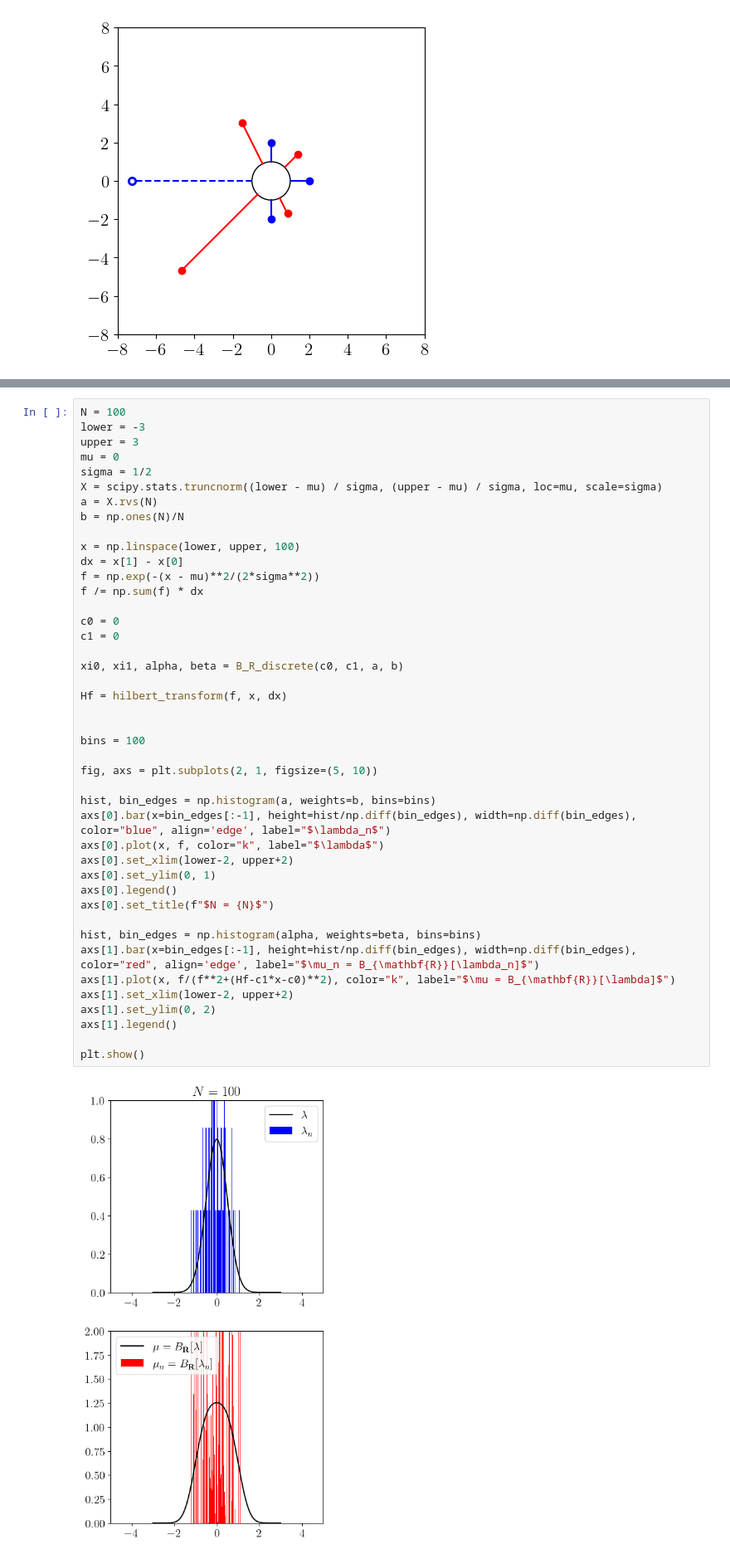
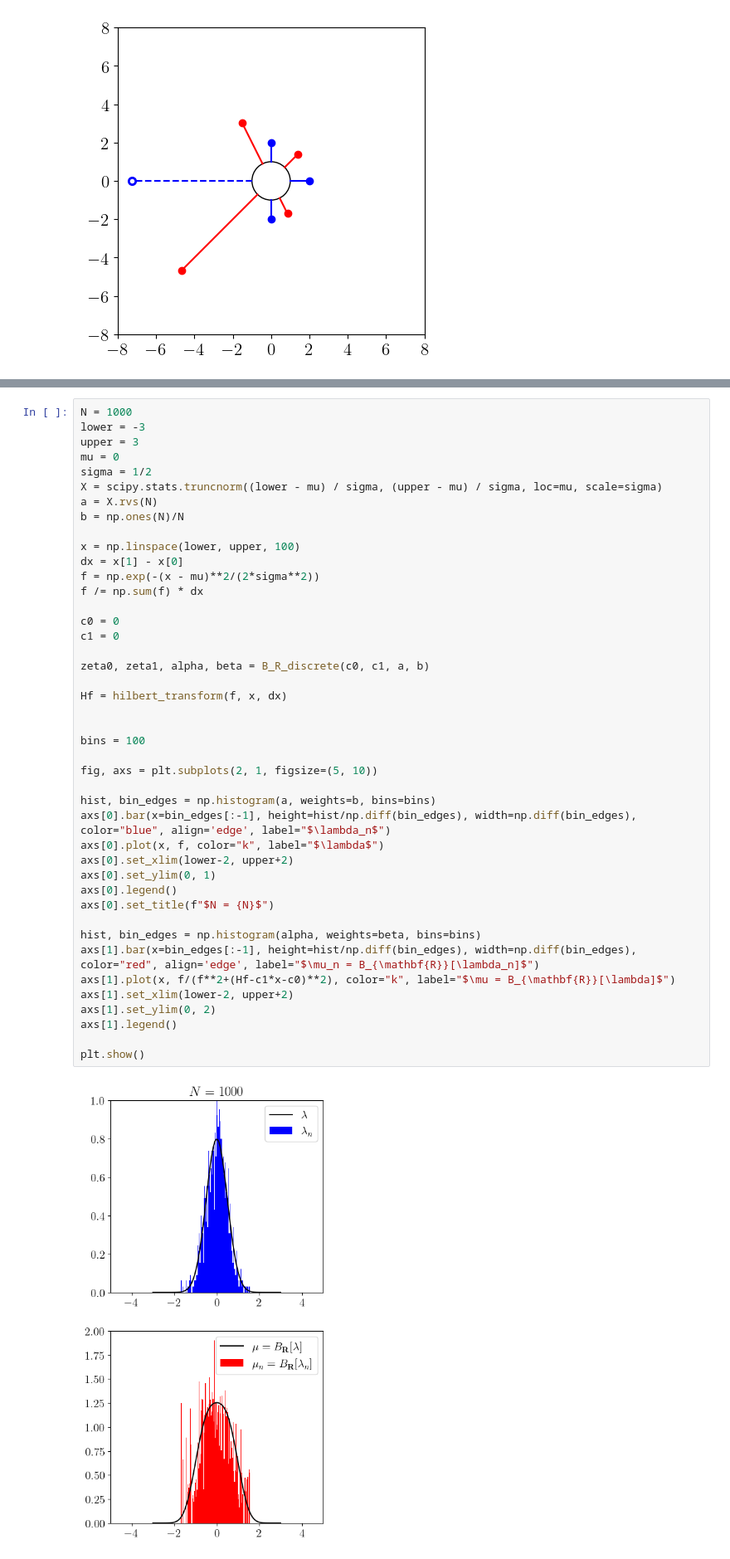
Before and after one commit to sgstepaniants/time-deconvolution, a Jupyter notebook: inverse_map_visualization.ipynb, the cells around one changed output, grey strips where cells are left out. Shown at 83% size. Cells and saved outputs as stored; diff of their text form.

```diff
--- a/inverse_map_visualization.ipynb
+++ b/inverse_map_visualization.ipynb
@@ -117,5 +126,5 @@ plt.show()
 # %%
-N = 100
+N = 1000
 lower = -3
 upper = 3
 mu = 0
@@ -130,32 +139,32 @@ f = np.exp(-(x - mu)**2/(2*sigma**2))
 f /= np.sum(f) * dx
 
 c0 = 0
 c1 = 0
 
-xi0, xi1, alpha, beta = B_R_discrete(c0, c1, a, b)
+zeta0, zeta1, alpha, beta = B_R_discrete(c0, c1, a, b)
 
 Hf = hilbert_transform(f, x, dx)
 
 
 bins = 100
 
 fig, axs = plt.subplots(2, 1, figsize=(5, 10))
 
 hist, bin_edges = np.histogram(a, weights=b, bins=bins)
 axs[0].bar(x=bin_edges[:-1], height=hist/np.diff(bin_edges), width=np.diff(bin_edges), color="blue", align='edge', label="$\lambda_n$")
 axs[0].plot(x, f, color="k", label="$\lambda$")
 axs[0].set_xlim(lower-2, upper+2)
 axs[0].set_ylim(0, 1)
 axs[0].legend()
 axs[0].set_title(f"$N = {N}$")
 
 hist, bin_edges = np.histogram(alpha, weights=beta, bins=bins)
 axs[1].bar(x=bin_edges[:-1], height=hist/np.diff(bin_edges), width=np.diff(bin_edges), color="red", align='edge', label="$\mu_n = B_{\mathbf{R}}[\lambda_n]$")
 axs[1].plot(x, f/(f**2+(Hf-c1*x-c0)**2), color="k", label="$\mu = B_{\mathbf{R}}[\lambda]$")
 axs[1].set_xlim(lower-2, upper+2)
 axs[1].set_ylim(0, 2)
 axs[1].legend()
 
 plt.show()
 # %% [output]
-[figure, old version]
+[figure, new version]
```
Also changed, not shown: parts of 6 cells of this notebook, 11 other files.
